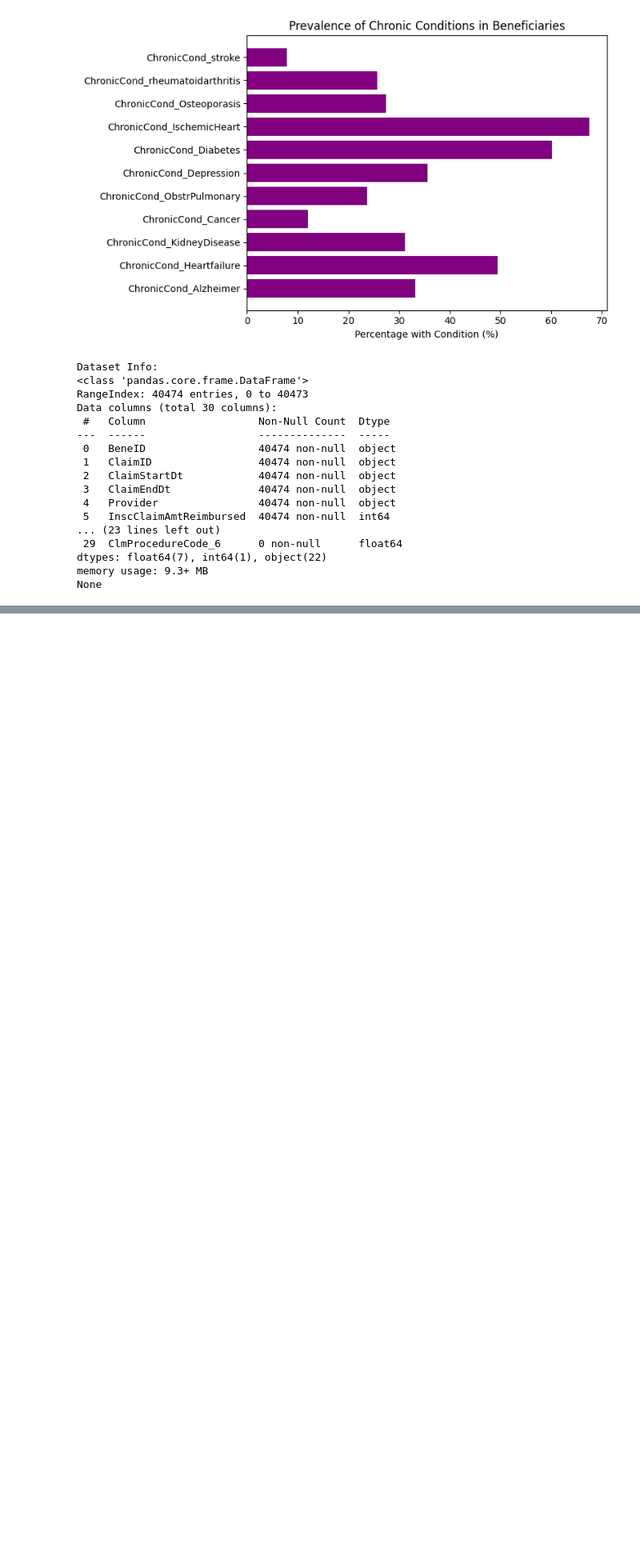
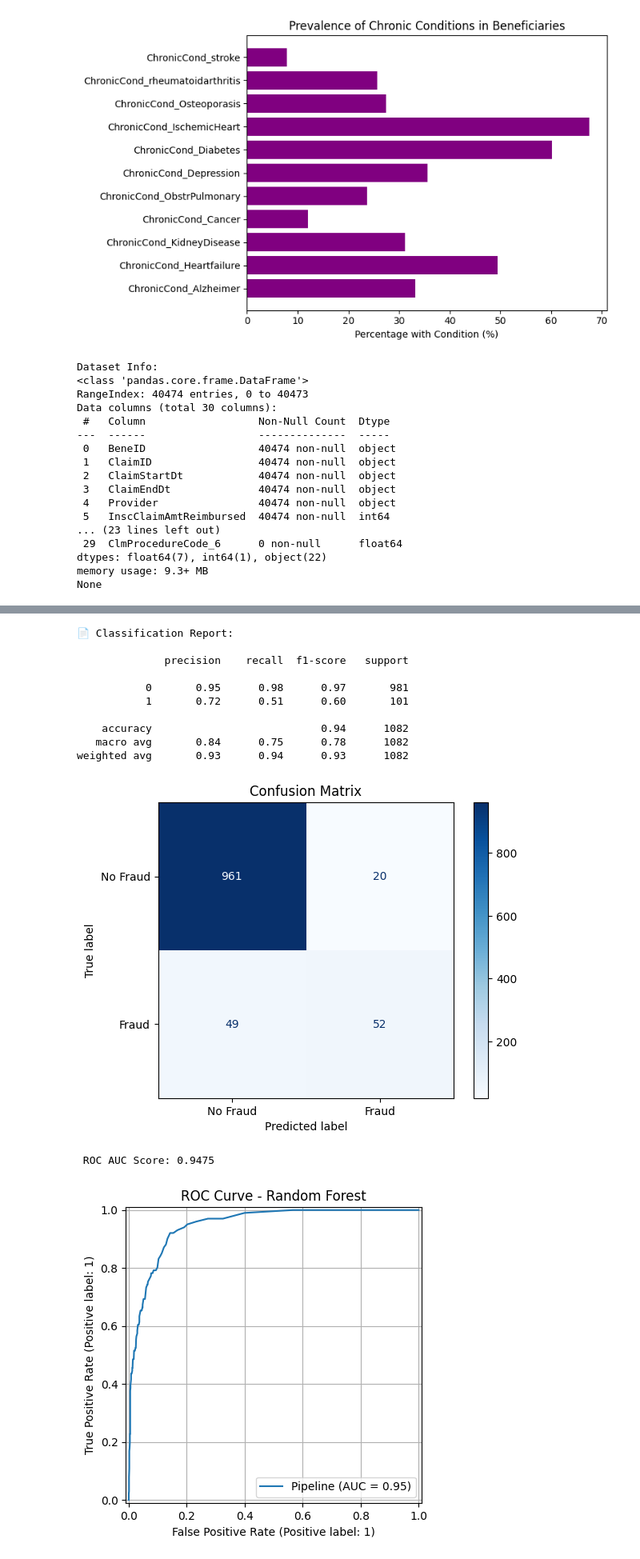
Before and after one commit to mubasshir00/health-insurance-fraud-detection, a Jupyter notebook: random_forest_new.ipynb, the cells around one changed output, grey strips where cells are left out. Shown: that part at 80% size. Drawn from its saved outputs; the diff is of its cells as text; code cells hidden in the pictures; blank space fills up the shorter version.

```diff
--- a/random_forest_new.ipynb
+++ b/random_forest_new.ipynb
@@ -475,0 +841,3 @@ None
+# %%
+#  Merge with Beneficiary Data
+claims_merged = claims_df.merge(beneficiary_df, on='BeneID', how='left')
@@ -475,0 +878,14 @@ None
+# %%
+# Merge with Target Variable
+final_df = agg_features.merge(main_claim_df[['Provider', 'PotentialFraud']], on='Provider', how='inner')
+# %%
+# Encode categorical variables
+le_gender = LabelEncoder()
+le_race = LabelEncoder()
+final_df['MostCommonGender'] = le_gender.fit_transform(final_df['MostCommonGender'].astype(str))
+final_df['MostCommonRace'] = le_race.fit_transform(final_df['MostCommonRace'].astype(str))
+final_df['FraudLabel'] = final_df['PotentialFraud'].map({'Yes': 1, 'No': 0})
+# %%
+#  Separate features and target
+X = final_df.drop(columns=['Provider', 'PotentialFraud', 'FraudLabel'])
+y = final_df['FraudLabel']
@@ -475,0 +930,62 @@ None
+# %%
+from sklearn.metrics import (
+    classification_report, confusion_matrix, roc_auc_score, ConfusionMatrixDisplay, RocCurveDisplay
+)
+from sklearn.model_selection import train_test_split
+from sklearn.pipeline import Pipeline
+from sklearn.preprocessing import StandardScaler
+from sklearn.ensemble import RandomForestClassifier
+import matplotlib.pyplot as plt
+
+# 1. Train-test split
+X_train, X_test, y_train, y_test = train_test_split(
+    X, y, test_size=0.2, stratify=y, random_state=42
+)
+
+# 2. Build pipeline (scaling + model)
+pipeline = Pipeline([
+    ('scaler', StandardScaler()),
+    ('rf', RandomForestClassifier(n_estimators=100, class_weight='balanced', random_state=42))
+])
+
+# 3. Train the model
+pipeline.fit(X_train, y_train)
+
+# 4. Predict
+y_pred = pipeline.predict(X_test)
+y_proba = pipeline.predict_proba(X_test)[:, 1]
+
+# 5. Classification Report
+print("📄 Classification Report:\n")
+print(classification_report(y_test, y_pred))
+
+# 6. Confusion Matrix
+cm = confusion_matrix(y_test, y_pred)
+disp = ConfusionMatrixDisplay(confusion_matrix=cm, display_labels=['No Fraud', 'Fraud'])
+disp.plot(cmap='Blues')
+plt.title("Confusion Matrix")
+plt.grid(False)
+plt.show()
+
+# 7. ROC AUC Score and Curve
+auc = roc_auc_score(y_test, y_proba)
+print(f"\n ROC AUC Score: {auc:.4f}")
+
+RocCurveDisplay.from_estimator(pipeline, X_test, y_test)
+plt.title("ROC Curve - Random Forest")
+plt.grid(True)
+plt.show()
+# %% [output]
+📄 Classification Report:
+
+              precision    recall  f1-score   support
+
+           0       0.95      0.98      0.97       981
+           1       0.72      0.51      0.60       101
+
+    accuracy                           0.94      1082
+   macro avg       0.84      0.75      0.78      1082
+weighted avg       0.93      0.94      0.93      1082
+[figure, added]
+ ROC AUC Score: 0.9475
+[figure, added]
```
Also changed, not shown: parts of 42 cells of this notebook, 3 other files.
